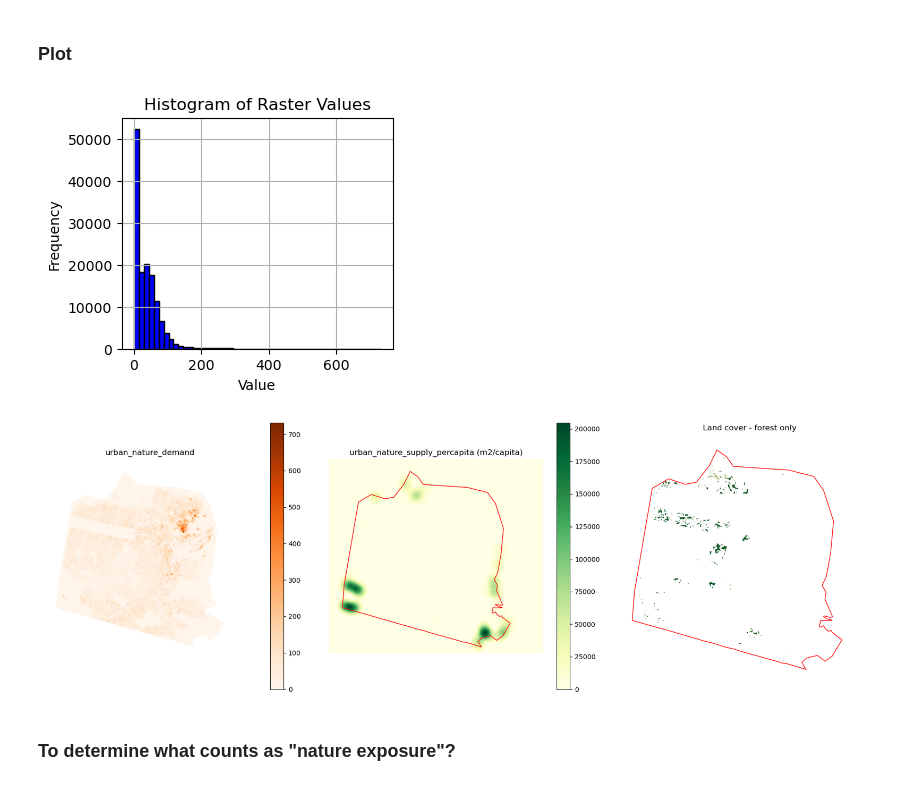
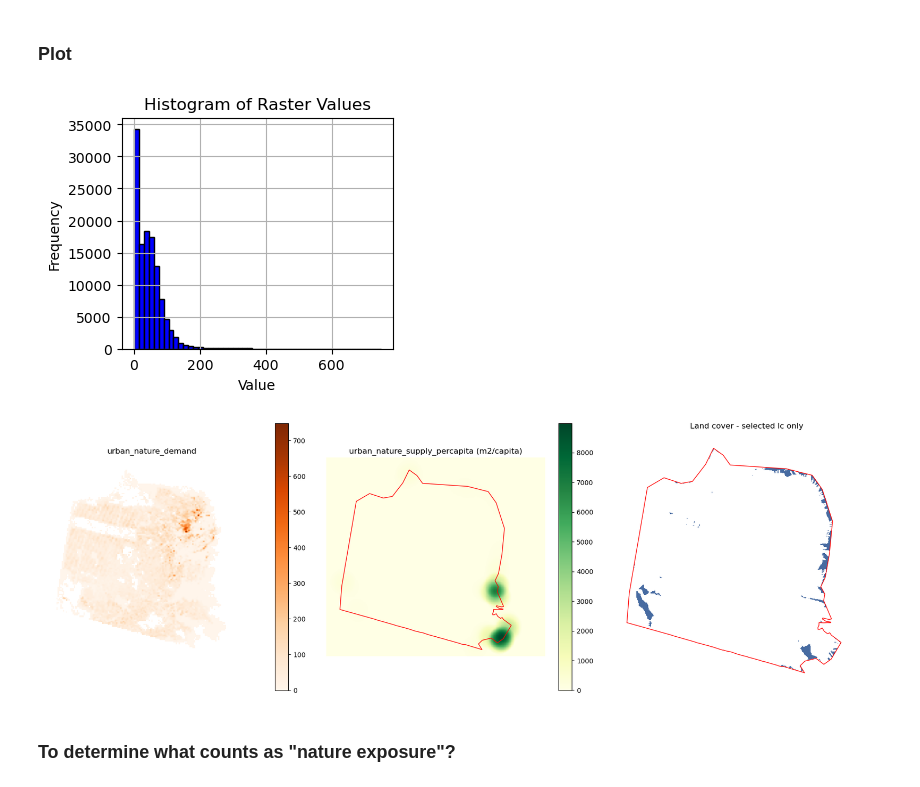
Before and after one commit to natcap/invest-mental-health, a Jupyter notebook: code/mental-health-model-case-study.ipynb, the cells around one changed output. Cells and saved outputs as stored; diff of their text form; code cells hidden in the pictures.

```diff
--- a/code/mental-health-model-case-study.ipynb
+++ b/code/mental-health-model-case-study.ipynb
@@ -251,8 +252,8 @@ print(land_cover_df)
 
 # file_path1 = './output/accessible_urban_nature_lucode_42.tif'
 # file_path1 = 'usa_ppp_2020_UNadj_constrained_SF_proj_NoDataTo0.tif'
-file_path1 = './output/urban_nature_demand.tif'
-file_path2 = './output/urban_nature_supply_percapita.tif'
+file_path1 = './output/urban_nature_demand_' + lc_code_string + '.tif'
+file_path2 = './output/urban_nature_supply_percapita_' + lc_code_string + '.tif'
 
 
 
@@ -274,7 +275,7 @@ nlcd_norm = mcolors.BoundaryNorm(sorted(nlcd_class_values.keys()), nlcd_cmap.N)
 # # Define the no-data value if known (e.g., -9999 or 0)
 no_data_value = -9999  # Update this value based on your data's specifics
 
-# Open the population density raster
+# Open the demand raster
 with rasterio.open(file_path1) as src_1:
     data1 = src_1.read(1)  # Read the first band
     # Mask no-data values
@@ -287,7 +288,7 @@ with rasterio.open(file_path1) as src_1:
 
     # data1_extent = [src_1.bounds.left, src_1.bounds.right, src_1.bounds.bottom, src_1.bounds.top]
 
-# Open the DEM raster
+# Open the supply raster
 with rasterio.open(file_path2) as src2:
     nat_sup = src2.read(1)  # Read the first band
     # Mask no-data values
@@ -321,7 +322,7 @@ from rasterio.warp import calculate_default_transform, reproject, Resampling
 target_crs = raster_crs
 
 # Path to the NLCD raster
-nlcd_path = "nlcd_2019_land_cover_SF_forest.tif"
+nlcd_path = 'nlcd_2019_land_cover_SF_' + lc_code_string + '.tif'
 
 # Open the NLCD raster and reproject it if necessary
 with rasterio.open(nlcd_path) as nlcd:
@@ -387,51 +388,36 @@ ax1.set_ylim(data1_extent[2], data1_extent[3])
 
 
 ## Plot urban_nature_supply_percapita
 cax2 = ax2.imshow(nat_sup, cmap='YlGn', extent=nat_extent, interpolation='nearest')
 ax2.set_title('urban_nature_supply_percapita (m2/capita)')
 ax2.axis('off')  # Remove axis ticks and labels
 fig.colorbar(cax2, ax=ax2, orientation='vertical')
 gdf.plot(ax=ax2, edgecolor='red', facecolor='none')  # Adjust colors
 
 ## plot NLCD
-# unique_values = np.unique(reprojected_nlcd)
-# # Convert a masked array to a regular array with NaNs where data is masked
-# unique_values = np.where(unique_values.mask, np.nan, unique_values.data)
-# Extract unique values and remove NaN values
-# unique_values = np.unique(reprojected_nlcd[~np.isnan(reprojected_nlcd)])
-## Remove np.nan values
-# unique_values = unique_values[~np.isnan(unique_values)]
-# import matplotlib.colors as mcolors
-# # Create a colormap with a color for each unique value
-# # colors = plt.cm.get_cmap('Dark2', len(unique_values))  # 'tab20' has 20 unique colors, adjust as needed
-# # cmap = mcolors.ListedColormap(colors(np.linspace(0, 1, len(unique_values))))
-# norm = mcolors.BoundaryNorm(unique_values, cmap.N)
-# print((unique_values))
-# print(len(unique_values))
-
 # img3 = ax3.imshow(reprojected_nlcd, cmap=nlcd_cmap, norm=nlcd_norm)
 cax3 = ax3.imshow(reprojected_nlcd,
                   # cmap='winter', #, 'Dark2',
                   # cmap=cmap, # norm=norm,
                   cmap=nlcd_cmap, norm=nlcd_norm,
                   extent=extent)
-ax3.set_title('Land cover - forest only')
+ax3.set_title('Land cover - selected lc only')
 ax3.axis('off')  # Remove axis ticks and labels
 # gdf2.plot(ax=ax3, edgecolor='red', facecolor='none')  # Adjust colors
 gdf.plot(ax=ax3, edgecolor='red', facecolor='none')  # Adjust colors
 # fig.colorbar(cax3, ax=ax3, orientation='vertical')
 
 # # Add a colorbar with labels for each unique value
 # cbar = fig.colorbar(cax3, ticks=np.arange(min(unique_values), max(unique_values)+1))
 # cbar.set_ticklabels(unique_values)
 # cbar.set_label('Unique Values')
 
 # Display the plots
 plt.tight_layout()
 plt.show()
 # %% [output]
-[figure, old version]
+[figure, new version]
-[figure, old version]
+[figure, new version]
 # %% [markdown]
 ### To determine what counts as "nature exposure"?
 # %%
```
Also changed, not shown: parts of 16 cells of this notebook.
